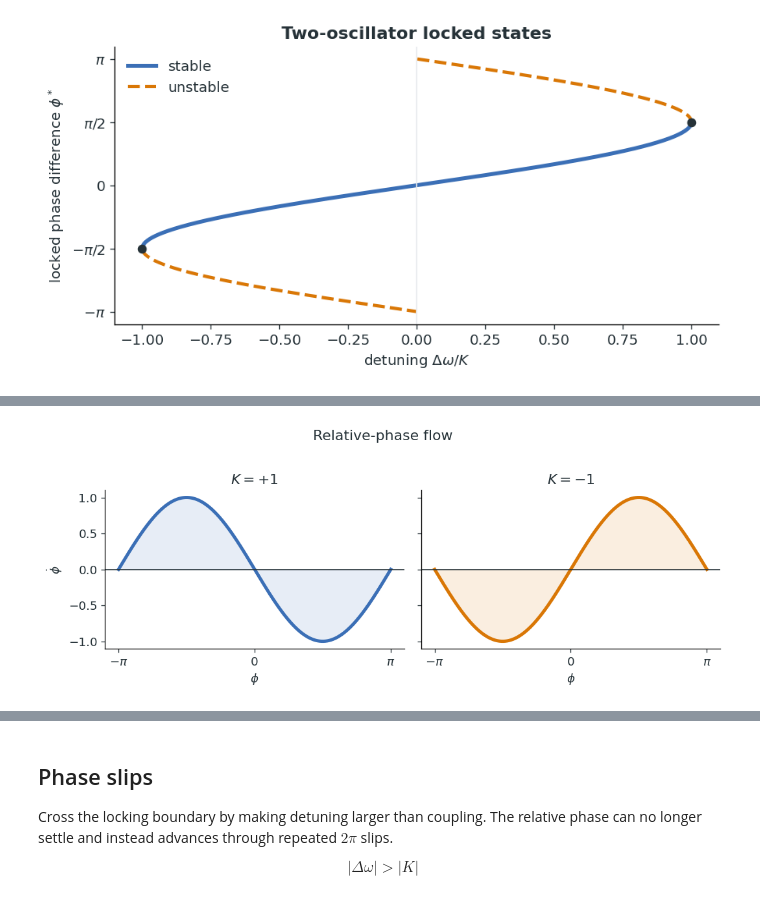
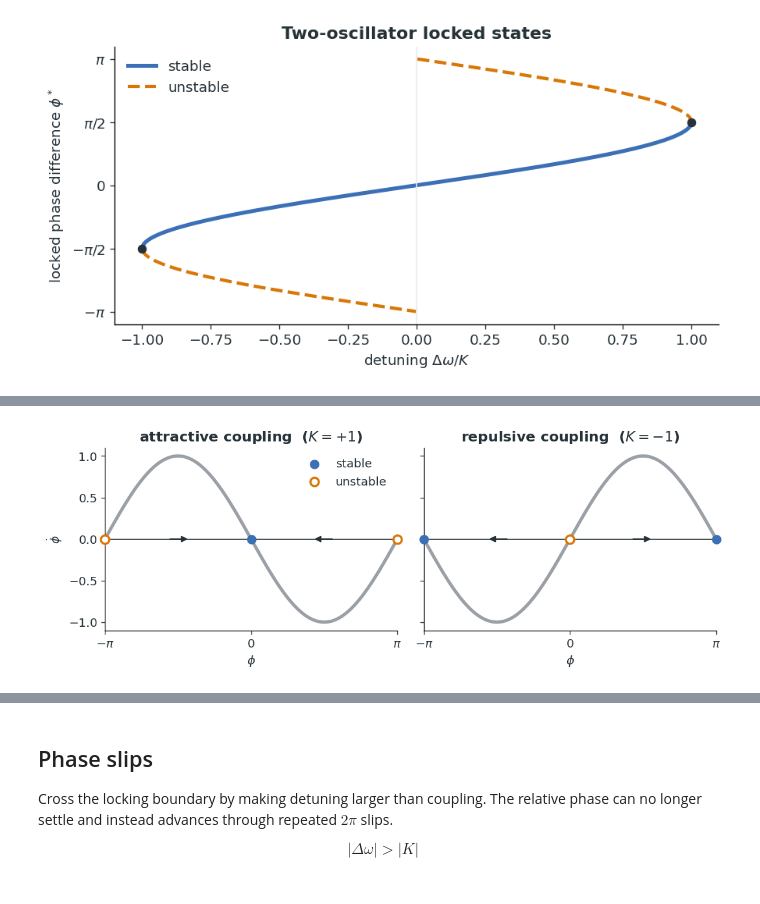
Before and after one commit to shaevitz/567-Crowd-Control, a Jupyter notebook: lectures/lecture-03-kuramoto-model.ipynb, the cells around one changed output, grey strips where cells are left out. Drawn from its saved outputs; the diff is of its cells as text; code cells hidden in the pictures.

Commit message:
Rebuild repulsive coupling and washboard sections

```diff
--- a/lectures/lecture-03-kuramoto-model.ipynb
+++ b/lectures/lecture-03-kuramoto-model.ipynb
@@ -1100,22 +1080,54 @@ $$
 # %%
 phi_grid = np.linspace(-np.pi, np.pi, 700)
+couplings = [1, -1]
+coupling_titles = ["attractive coupling", "repulsive coupling"]
 
 fig, axes = plt.subplots(1, 2, figsize=(9, 3.4), sharey=True)
-for ax, K, color in zip(axes, [1, -1], [BLUE, ORANGE]):
-    flow = -K * np.sin(phi_grid)
-    ax.plot(phi_grid, flow, color=color, lw=3)
+for column, (ax, coupling, title) in enumerate(
+    zip(axes, couplings, coupling_titles)
+):
+    flow = -coupling * np.sin(phi_grid)
+    ax.plot(phi_grid, flow, color=GREY, lw=3)
     ax.axhline(0, color=INK, lw=1)
-    ax.fill_between(phi_grid, 0, flow, color=color, alpha=0.12)
     ax.set(
+        xlim=(-np.pi, np.pi),
         xlabel=r"$\phi$",
         xticks=[-np.pi, 0, np.pi],
         xticklabels=[r"$-\pi$", "0", r"$\pi$"],
-        title=rf"$K={K:+d}$",
+        title=title + rf"  ($K={coupling:+d}$)",
     )
+
+    for arrow_phi in [-1.55, 1.55]:
+        direction = np.sign(-coupling * np.sin(arrow_phi))
+        ax.annotate(
+            "",
+            xy=(arrow_phi + 0.24 * direction, 0),
+            xytext=(arrow_phi - 0.24 * direction, 0),
+            arrowprops=dict(arrowstyle="-|>", color=INK, lw=1.4),
+            zorder=3,
+        )
+
+    if coupling > 0:
+        stable_points = [0]
+        unstable_points = [-np.pi, np.pi]
+    else:
+        stable_points = [-np.pi, np.pi]
+        unstable_points = [0]
+
+    ax.scatter(
+        stable_points, np.zeros(len(stable_points)), color=BLUE, s=60,
+        zorder=4, clip_on=False, label="stable" if column == 0 else None,
+    )
+    ax.scatter(
+        unstable_points, np.zeros(len(unstable_points)),
+        facecolor="white", edgecolor=ORANGE, linewidth=2, s=60,
+        zorder=4, clip_on=False, label="unstable" if column == 0 else None,
+    )
+
 axes[0].set_ylabel(r"$\dot\phi$")
-fig.suptitle("Relative-phase flow", y=1.02)
+axes[0].legend(frameon=False, loc="upper right")
 fig.tight_layout()
 plt.show()
 # %% [output]
-[figure, old version]
+[figure, new version]
 # %% [markdown]
```
Also changed, not shown: parts of 6 cells of this notebook.
